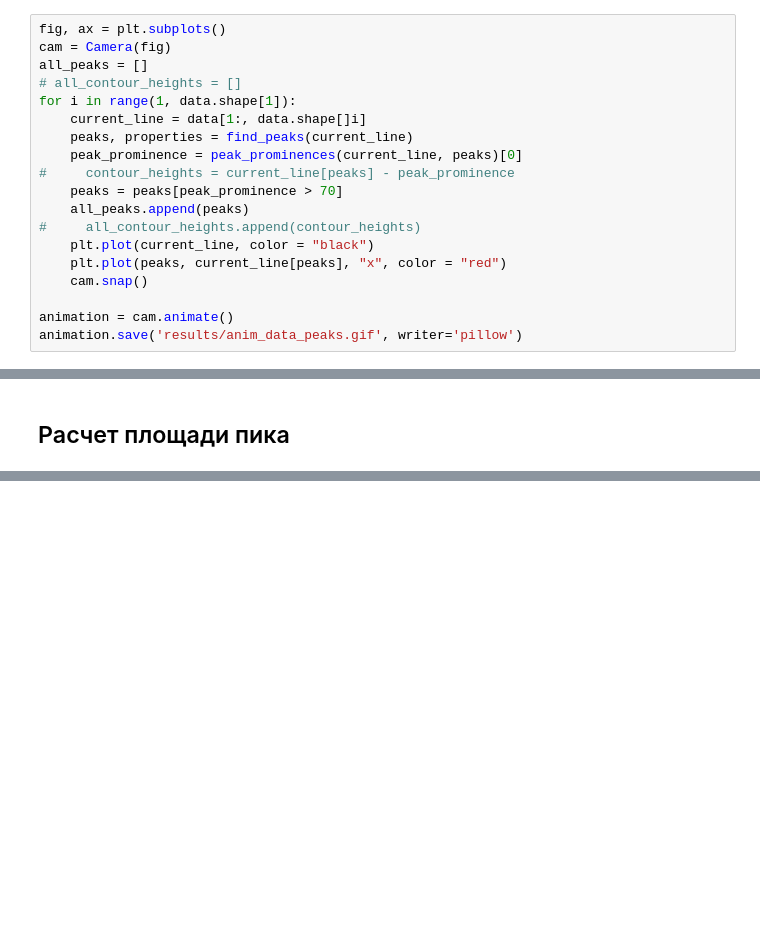
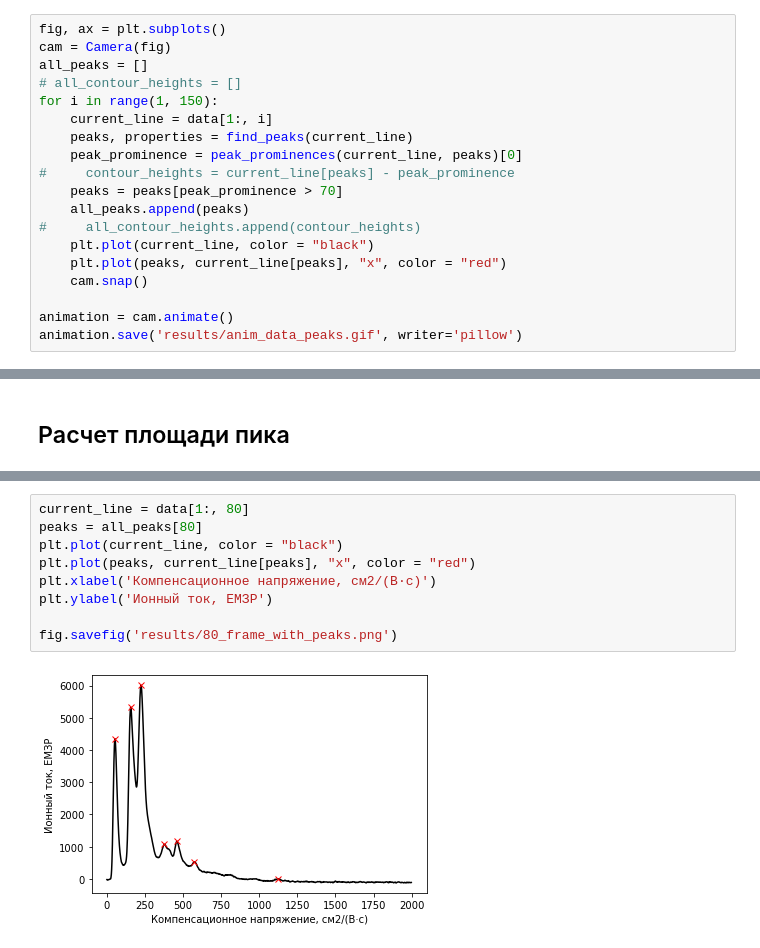
Before and after one commit to pisosyam/JUNIOR2023, a Jupyter notebook: Untitled.ipynb, the cells around one changed output, grey strips where cells are left out. Cells and saved outputs as stored; diff of their text form; blank space fills up the shorter version.

Commit message:
Added data parser and processed final results

```diff
--- a/Untitled.ipynb
+++ b/Untitled.ipynb
@@ -20,8 +20,8 @@ fig, ax = plt.subplots()
 cam = Camera(fig)
 all_peaks = []
 # all_contour_heights = []
-for i in range(1, data.shape[1]):
-    current_line = data[1:, data.shape[]i]
+for i in range(1, 150):
+    current_line = data[1:, i]
     peaks, properties = find_peaks(current_line)
     peak_prominence = peak_prominences(current_line, peaks)[0]
 #     contour_heights = current_line[peaks] - peak_prominence
@@ -95,0 +115,11 @@ print(total_square)
+# %%
+current_line = data[1:, 80]
+peaks = all_peaks[80]
+plt.plot(current_line, color = "black")
+plt.plot(peaks, current_line[peaks], "x", color = "red")
+plt.xlabel('Компенсационное напряжение, см2/(В·c)')
+plt.ylabel('Ионный ток, ЕМЗР')
+
+fig.savefig('results/80_frame_with_peaks.png')
+# %% [output]
+[figure, added]
```
Also changed, not shown: parts of 5 cells of this notebook, 26 other files.
